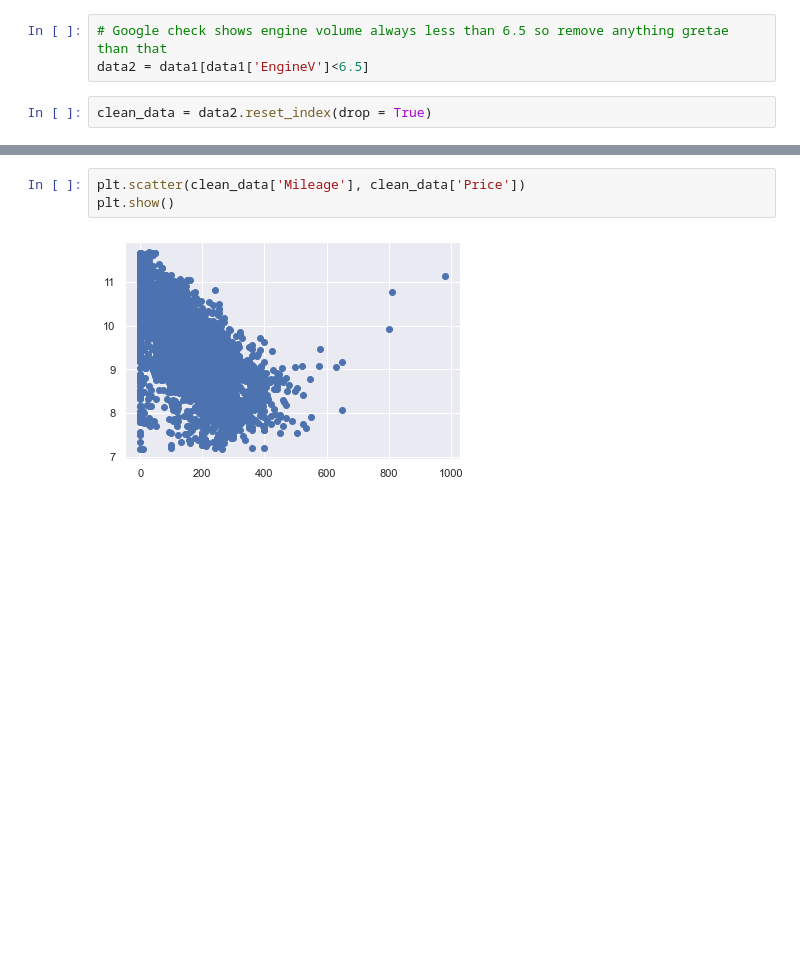
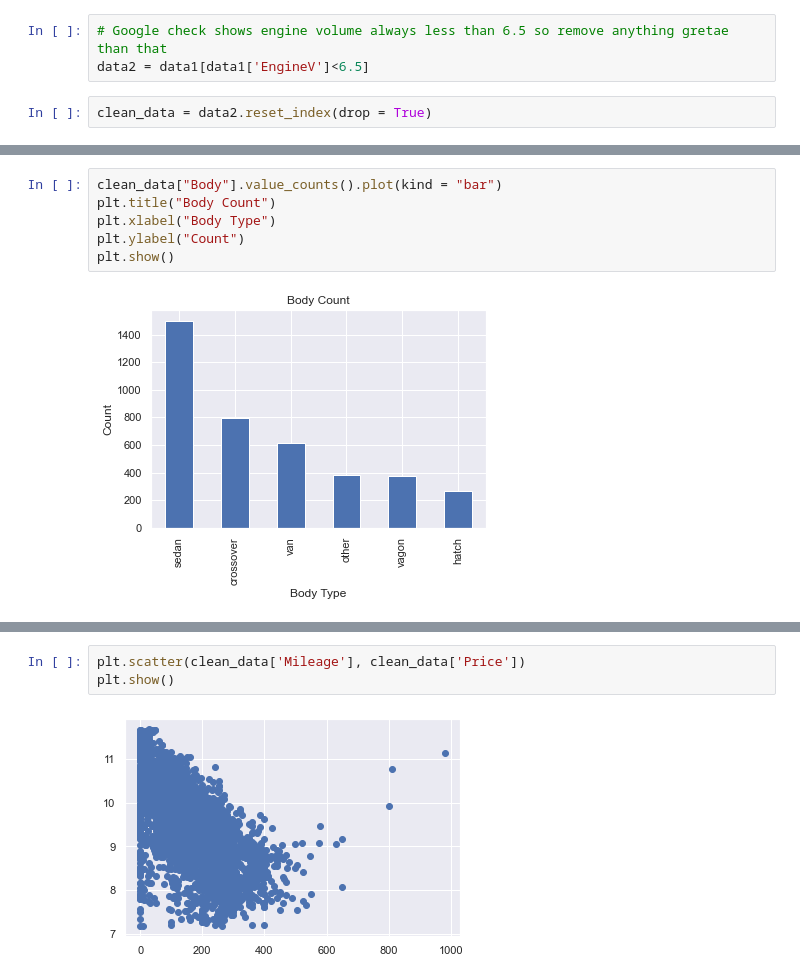
Before and after one commit to dsackey/DataScience, a Jupyter notebook: Used Car Price Prediction/Used Car Price Prediction.ipynb, the cells around one changed output, grey strips where cells are left out. Cells and saved outputs as stored; diff of their text form; blank space fills up the shorter version.

```diff
--- a/Used Car Price Prediction/Used Car Price Prediction.ipynb
+++ b/Used Car Price Prediction/Used Car Price Prediction.ipynb
@@ -194,0 +224,8 @@ clean_data.describe(include = 'all')
+# %%
+clean_data["Body"].value_counts().plot(kind = "bar")
+plt.title("Body Count")
+plt.xlabel("Body Type")
+plt.ylabel("Count")
+plt.show()
+# %% [output]
+[figure, added]
```
Also changed, not shown: parts of 31 cells of this notebook.
